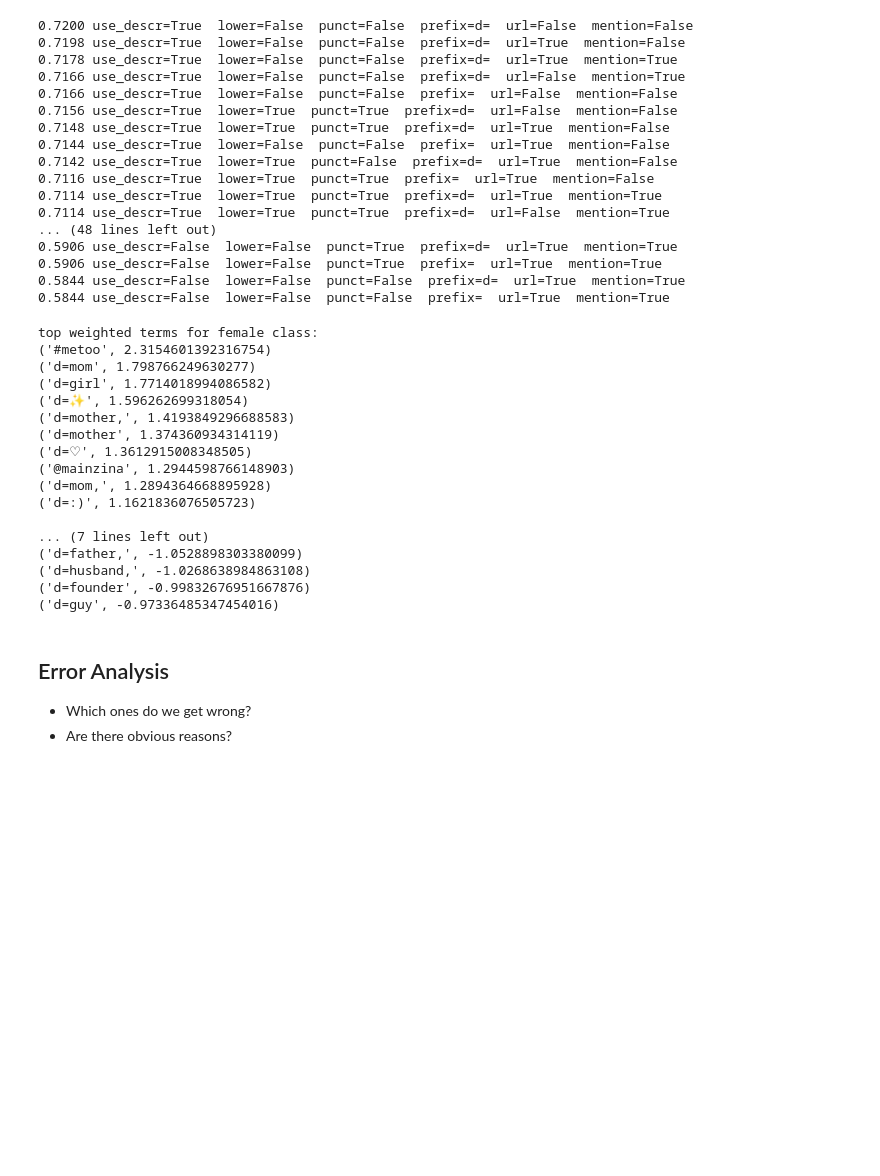
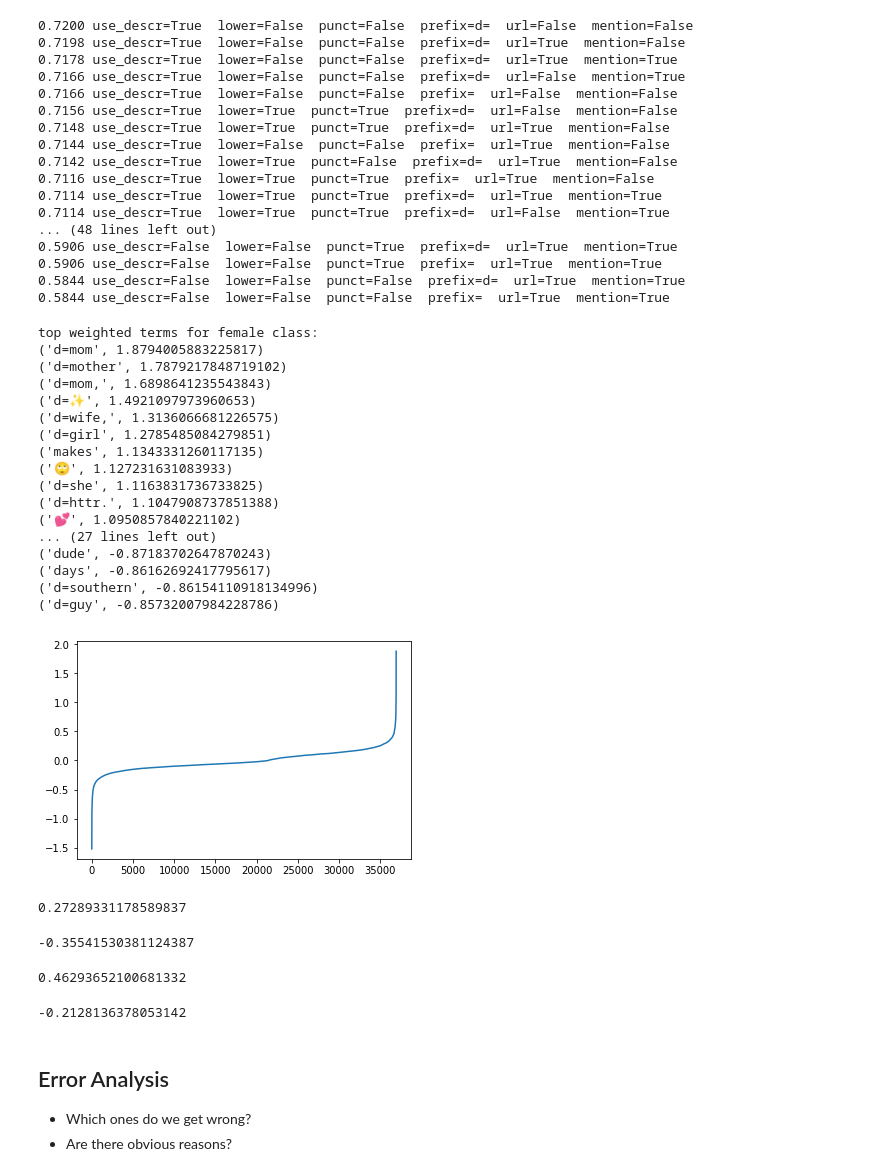
Before and after one commit to iit-cs579/main, a Jupyter notebook: lec/l13/l13.ipynb, the cells around one changed output. Cells and saved outputs as stored; diff of their text form; code cells hidden in the pictures; blank space fills up the shorter version.

```diff
--- a/lec/l13/l13.ipynb
+++ b/lec/l13/l13.ipynb
@@ -109,7 +127,7 @@ pickle.dump(tweets, open('tweets.pkl', 'wb'))
 # %% [markdown]
 **3.) Tokenize tweets. **
 # %%
-test_tweet = tweets[200]
+test_tweet = tweets[1]
 print('test tweet:\n\tscreen_name=%s\n\tname=%s\n\tdescr=%s\n\ttext=%s' %
       (test_tweet['user']['screen_name'],
        test_tweet['user']['name'],
@@ -209,7 +258,8 @@ option_iter = product(use_descr_opts, lowercase_opts,
                        descr_prefix_opts, url_opts,
                        mention_opts)
 for options in option_iter:
-    print('  '.join('%s=%s' % (name, opt) for name, opt in zip(argnames, options)))
+    print('  '.join('%s=%s' % (name, opt)
+                    for name, opt in zip(argnames, options)))
     print
     print('  '.join(tweet2tokens(test_tweet, *options)), '\n----\n')
 # %% [output]
@@ -706,7 +763,7 @@ model.fit(X,y)
 # Get the learned coefficients for the Positive class.
 coef = model.coef_[0]
 # Sort them in descending order.
-top_coef_ind = np.argsort(coef)[::-1][:10]
+top_coef_ind = np.argsort(coef)[::-1][:20]
 # Get the names of those features.
 top_coef_terms = [idx2word[i] for i in top_coef_ind]
 # Get the weights of those features
@@ -716,29 +773,54 @@ print('top weighted terms for female class:')
 print('\n'.join(str(x) for x in zip(top_coef_terms, top_coef)))
 
 # repeat for males
-top_coef_ind = np.argsort(coef)[:10]
+top_coef_ind = np.argsort(coef)[:20]
 top_coef_terms = [idx2word[i] for i in top_coef_ind]
 top_coef = coef[top_coef_ind]
 print('\ntop weighted terms for male class:')
 print('\n'.join(str(x) for x in zip(top_coef_terms, top_coef)))
 # %% [output]
 top weighted terms for female class:
-('#metoo', 2.3154601392316754)
-('d=mom', 1.798766249630277)
-('d=girl', 1.7714018994086582)
-('d=✨', 1.596262699318054)
-('d=mother,', 1.4193849296688583)
-('d=mother', 1.374360934314119)
-('d=♡', 1.3612915008348505)
-('@mainzina', 1.2944598766148903)
-('d=mom,', 1.2894364668895928)
-('d=:)', 1.1621836076505723)
-
-... (7 lines left out)
-('d=father,', -1.0528898303380099)
-('d=husband,', -1.0268638984863108)
-('d=founder', -0.99832676951667876)
-('d=guy', -0.97336485347454016)
+('d=mom', 1.8794005883225817)
+('d=mother', 1.7879217848719102)
+('d=mom,', 1.6898641235543843)
+('d=✨', 1.4921097973960653)
+('d=wife,', 1.3136066681226575)
+('d=girl', 1.2785485084279851)
+('makes', 1.1343331260117135)
+('🙄', 1.127231631083933)
+('d=she', 1.1163831736733825)
+('d=httr.', 1.1047908737851388)
+('💕', 1.0950857840221102)
+... (27 lines left out)
+('dude', -0.87183702647870243)
+('days', -0.86162692417795617)
+('d=southern', -0.86154110918134996)
+('d=guy', -0.85732007984228786)
+# %%
+import matplotlib.pyplot as plt
+%matplotlib inline
+
+plt.figure()
+plt.plot(sorted(coef))
+plt.show()
+# %% [output]
+[figure, added]
+# %%
+coef[vocabulary['dress']]
+# %% [output]
+0.27289331178589837
+# %%
+coef[vocabulary['she']]
+# %% [output]
+-0.35541530381124387
+# %%
+coef[vocabulary['he']]
+# %% [output]
+0.46293652100681332
+# %%
+coef[vocabulary['the']]  # ?
+# %% [output]
+-0.2128136378053142
 # %% [markdown]
 ## Error Analysis
 
```
Also changed, not shown: parts of 29 cells of this notebook, 1 other file.
